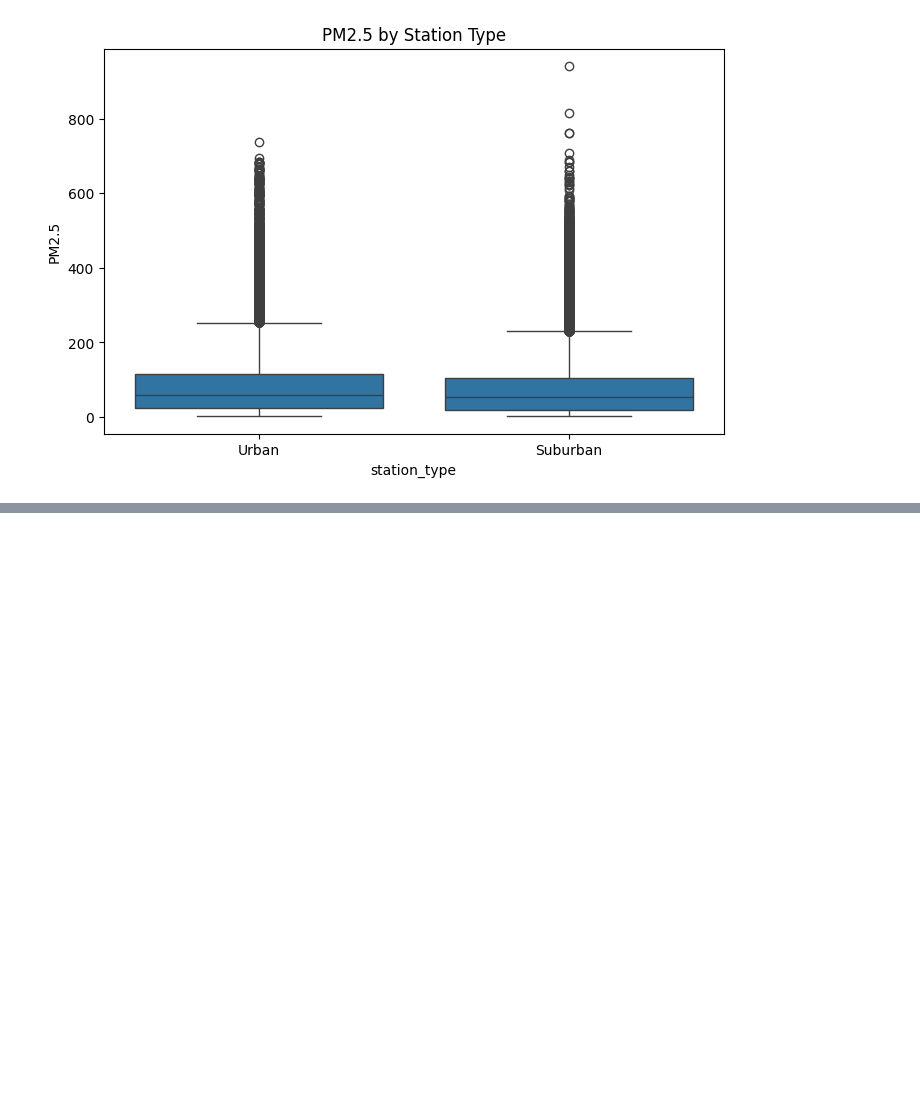
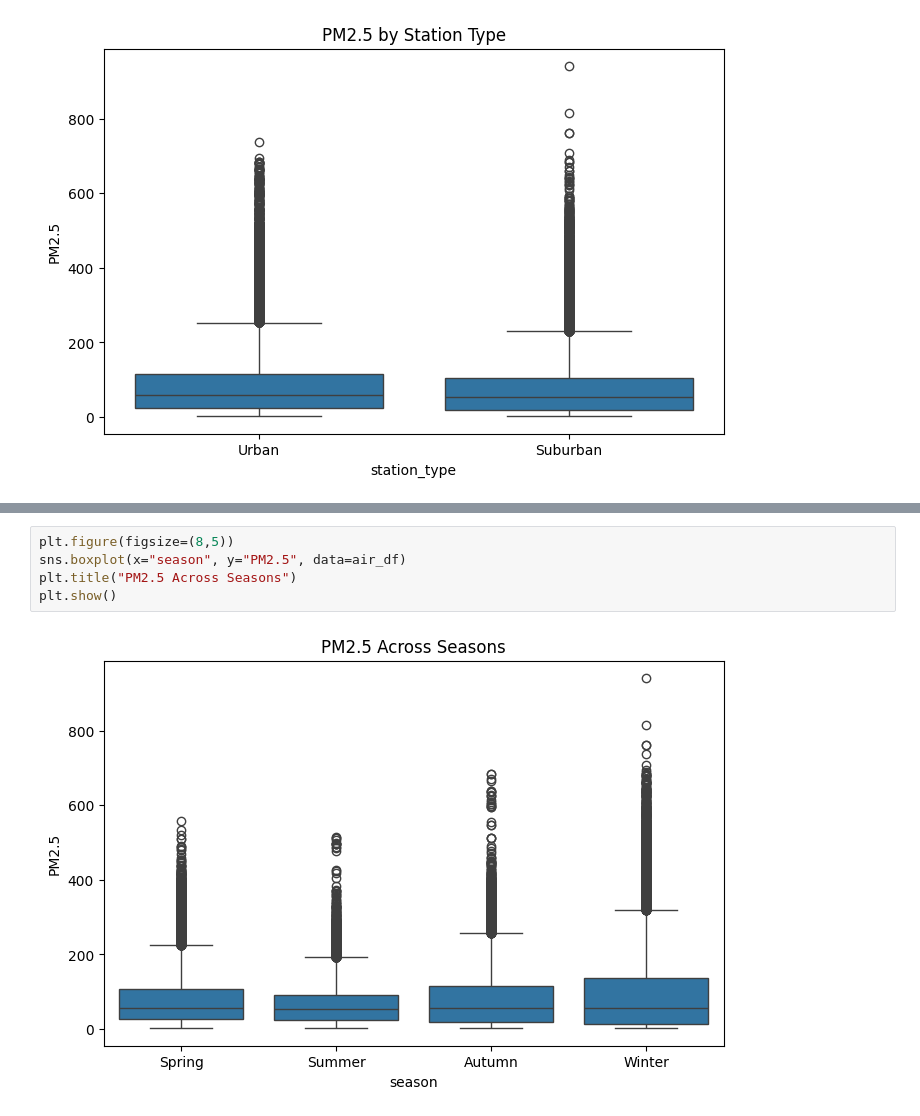
Before and after one commit to StanleyArinze/st20338478_CMP7005-PRAC1, a Jupyter notebook: CMP7005.ipynb, the cells around one changed output, grey strips where cells are left out. Cells and saved outputs as stored; diff of their text form; blank space fills up the shorter version.

```diff
--- a/CMP7005.ipynb
+++ b/CMP7005.ipynb
@@ -380,0 +411,7 @@ plt.show()
+# %%
+plt.figure(figsize=(8,5))
+sns.boxplot(x="season", y="PM2.5", data=air_df)
+plt.title("PM2.5 Across Seasons")
+plt.show()
+# %% [output]
+[figure, added]
```
Also changed, not shown: parts of 4 cells of this notebook.
